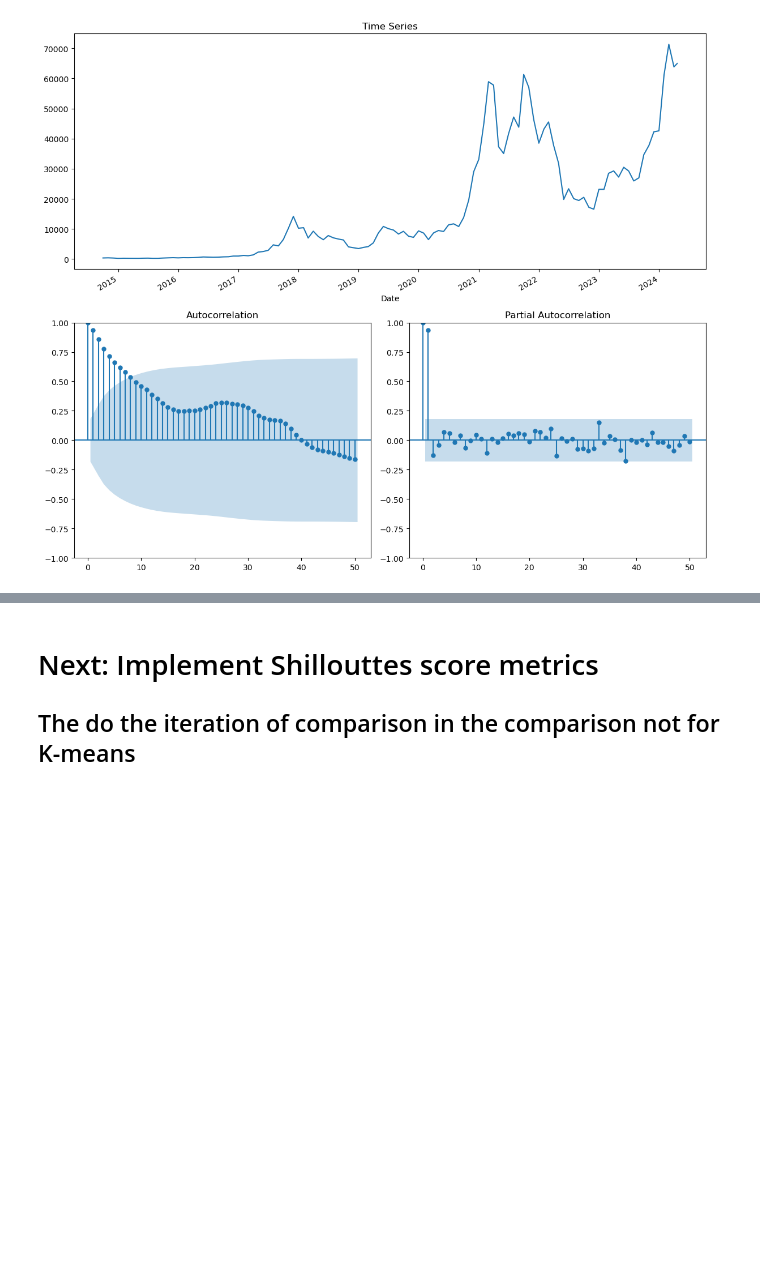
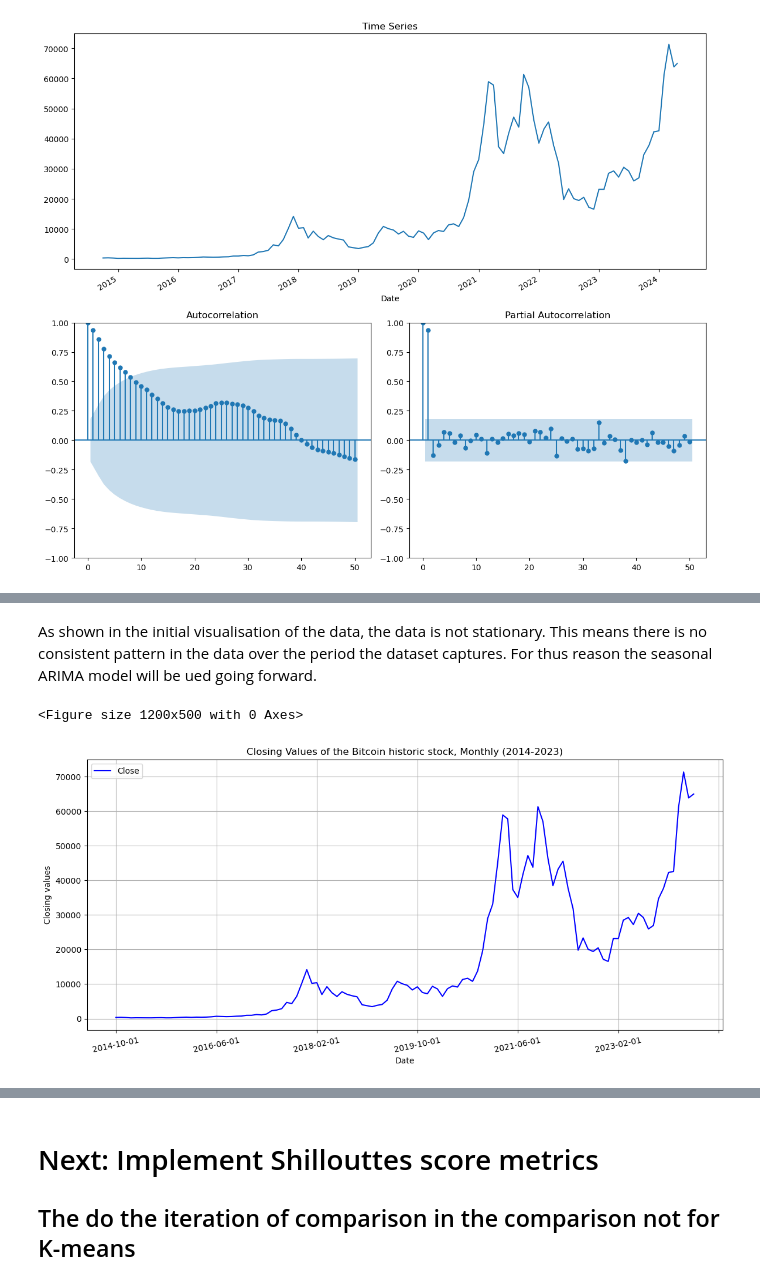
Before and after one commit to Ayomide-ola/Machine-learning-semester-2--, a Jupyter notebook: Oladipo Oluwatimileyin_ML_CA1.ipynb, the cells around one changed output, grey strips where cells are left out. Saved outputs shown, nothing was run; the diff lists cells and outputs as text; code cells hidden in the pictures; blank space fills up the shorter version.

```diff
--- a/Oladipo Oluwatimileyin_ML_CA1.ipynb
+++ b/Oladipo Oluwatimileyin_ML_CA1.ipynb
@@ -1391,0 +1407,17 @@ plotds(btc['Close'], nlag = 100)
+# %% [markdown]
+As shown in the initial visualisation of the data, the data is not stationary. This means there is no consistent pattern in the data over the period the dataset captures. For thus reason the seasonal ARIMA model will be ued going forward.
+# %%
+Btc = pd.read_csv('BTC-USD.csv')
+# %%
+# Visualize net electricity generation from coal since 1973
+plt.figure(figsize=[12, 5]); # Set dimensions for figure
+Btc.plot(x = 'Date', y = 'Close', figsize = (14, 6), color = 'b')   #
+plt.title('Closing Values of the Bitcoin historic stock, Monthly (2014-2023)')
+plt.ylabel('Closing values')
+plt.xlabel('Date')
+plt.xticks(rotation = 12)
+plt.grid(True)
+plt.show()
+# %% [output]
+<Figure size 1200x500 with 0 Axes>
+[figure, added]
```
Also changed, not shown: parts of 24 cells of this notebook.
